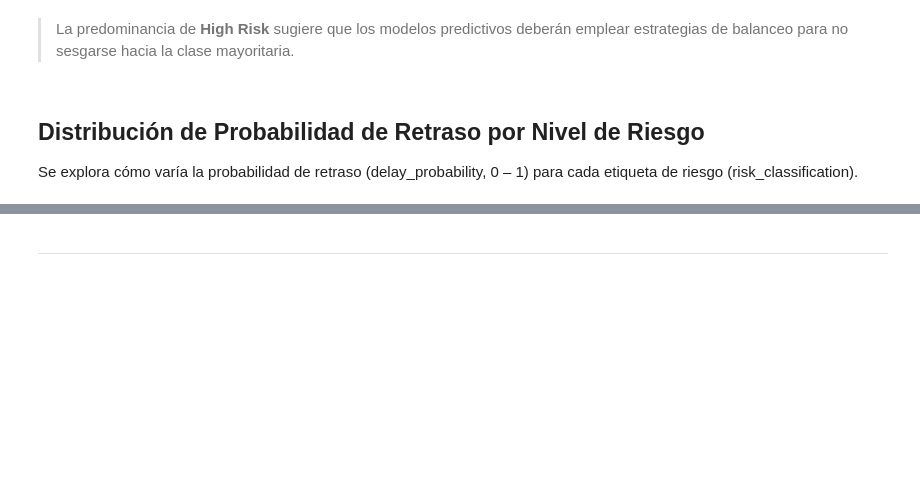
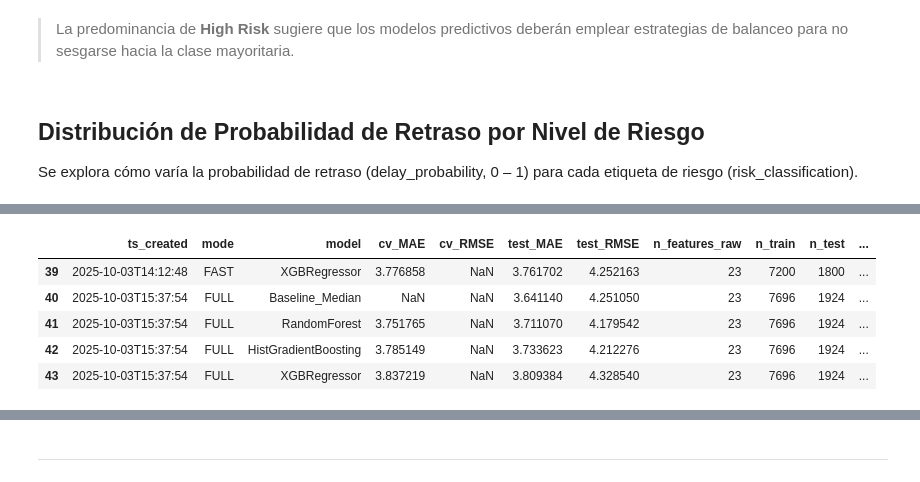
Before and after one commit to CristianEmanuelCamposFuentes/data-science-portfolio, a Jupyter notebook: ds-ii-logistics/notebooks/ProyectoDSIIParteIICamposFuentes.ipynb, the cells around one changed output, grey strips where cells are left out. Saved outputs shown, nothing was run; the diff lists cells and outputs as text; code cells hidden in the pictures; blank space fills up the shorter version.

```diff
--- a/ds-ii-logistics/notebooks/ProyectoDSIIParteIICamposFuentes.ipynb
+++ b/ds-ii-logistics/notebooks/ProyectoDSIIParteIICamposFuentes.ipynb
@@ -703,0 +1228,89 @@ plt.show()
+# %%
+# ===== QA artefactos + Conclusiones =====
+import re, json, numpy as np, pandas as pd
+from pathlib import Path
+import joblib
+
+ART_DIR = Path("artifacts")
+p = ART_DIR / "summary.csv"
+
+def _has_metric_cols(cols):
+    s = "|".join(cols).lower()
+    return ('mae' in s) or ('rmse' in s)
+
+def read_summary_robust(path: Path) -> pd.DataFrame:
+    if not path.exists():
+        return pd.DataFrame()
+    # 1) intento estándar
+    df = pd.read_csv(path)
+    # limpiar "Unnamed"
+    df = df.loc[:, ~df.columns.astype(str).str.contains("^Unnamed", case=False)]
+    if len(df)==0:
+        return df
+    if _has_metric_cols(df.columns.astype(str)):
+        return df
+    # 2) fallback: si el archivo no tiene header => re-leer con header=None
+    df2 = pd.read_csv(path, header=None)
+    # header esperado
+    expected = ['ts_created','mode','model','cv_MAE','cv_RMSE','test_MAE',
+                'test_RMSE','n_features_raw','n_train','n_test','params_short']
+    if df2.shape[1] == len(expected):
+        df2.columns = expected
+    else:
+        # nombres genéricos
+        df2.columns = [f'col_{i}' for i in range(df2.shape[1])]
+    return df2
+
+summary = read_summary_robust(p)
+
+def findcol(df, pattern, default=None):
+    cols = [c for c in df.columns if re.search(pattern, str(c), flags=re.I)]
+    return cols[0] if cols else default
+
+def to_num(s):
+    return pd.to_numeric(s, errors='coerce')
+
+def coerce_metrics(df):
+    # convierte posibles métricas string a num
+    for c in df.columns:
+        if re.search(r'mae|rmse|n_features|n_train|n_test', str(c), flags=re.I):
+            df[c] = to_num(df[c])
+    return df
+
+summary = coerce_metrics(summary)
+display(summary.tail())
+
+# === Top por MAE (Test)
+c_model   = findcol(summary, r'^model$|modelo', default=None)
+c_tmae    = findcol(summary, r'test[_\s-]*mae', default=None)
+c_trmse   = findcol(summary, r'test[_\s-]*rmse', default=None)
+
+if c_tmae is None:
+    # intenta columnas que contengan 'mae' si no tienen 'test' en el nombre
+    c_tmae = findcol(summary, r'\bmae\b')
+if c_trmse is None:
+    c_trmse = findcol(summary, r'\brmse\b')
+
+print("\nTop por MAE (Test):")
+if (c_tmae is not None) and (c_model is not None):
+    try:
+        display(summary.sort_values(c_tmae).head())
+    except Exception:
+        # castear strings
+        tmp = summary.copy()
+        tmp[c_tmae] = to_num(tmp[c_tmae])
+        display(tmp.sort_values(c_tmae).head())
+else:
+    print(f"Faltan columnas. model={c_model}  test_MAE={c_tmae}")
+
+# === Modelos guardados
+print("\nModelos guardados en best_pipes:")
+best = joblib.load(ART_DIR / "best_pipes.joblib") if (ART_DIR / "best_pipes.joblib").exists() else {}
+print({k: round(v['test_MAE'],3) for k,v in best.items()} if best else {})
+# %% [output]
+|  | ts_created | mode | model | cv_MAE | cv_RMSE | test_MAE | test_RMSE | n_features_raw | n_train | n_test | ... |
+| 39 | 2025-10-03T14:12:48 | FAST | XGBRegressor | 3.776858 | NaN | 3.761702 | 4.252163 | 23 | 7200 | 1800 | ... |
+| 40 | 2025-10-03T15:37:54 | FULL | Baseline_Median | NaN | NaN | 3.641140 | 4.251050 | 23 | 7696 | 1924 | ... |
+| 41 | 2025-10-03T15:37:54 | FULL | RandomForest | 3.751765 | NaN | 3.711070 | 4.179542 | 23 | 7696 | 1924 | ... |
+| 42 | 2025-10-03T15:37:54 | FULL | HistGradientBoosting | 3.785149 | NaN | 3.733623 | 4.212276 | 23 | 7696 | 1924 | ... |
+| 43 | 2025-10-03T15:37:54 | FULL | XGBRegressor | 3.837219 | NaN | 3.809384 | 4.328540 | 23 | 7696 | 1924 | ... |
```
Also changed, not shown: parts of 62 cells of this notebook.
